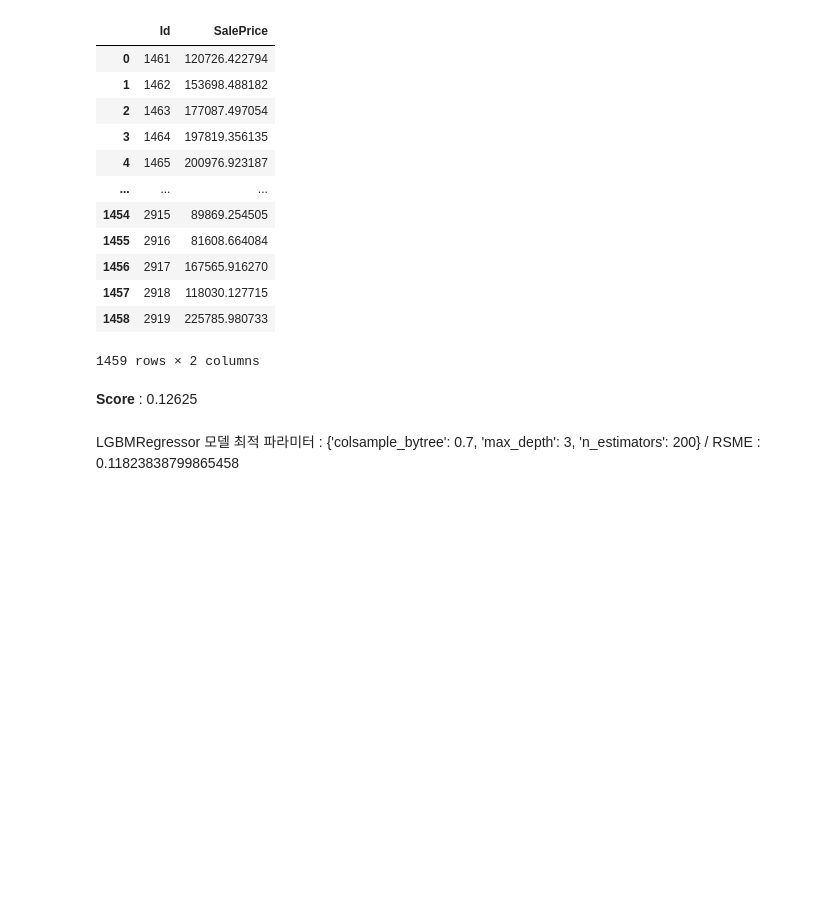
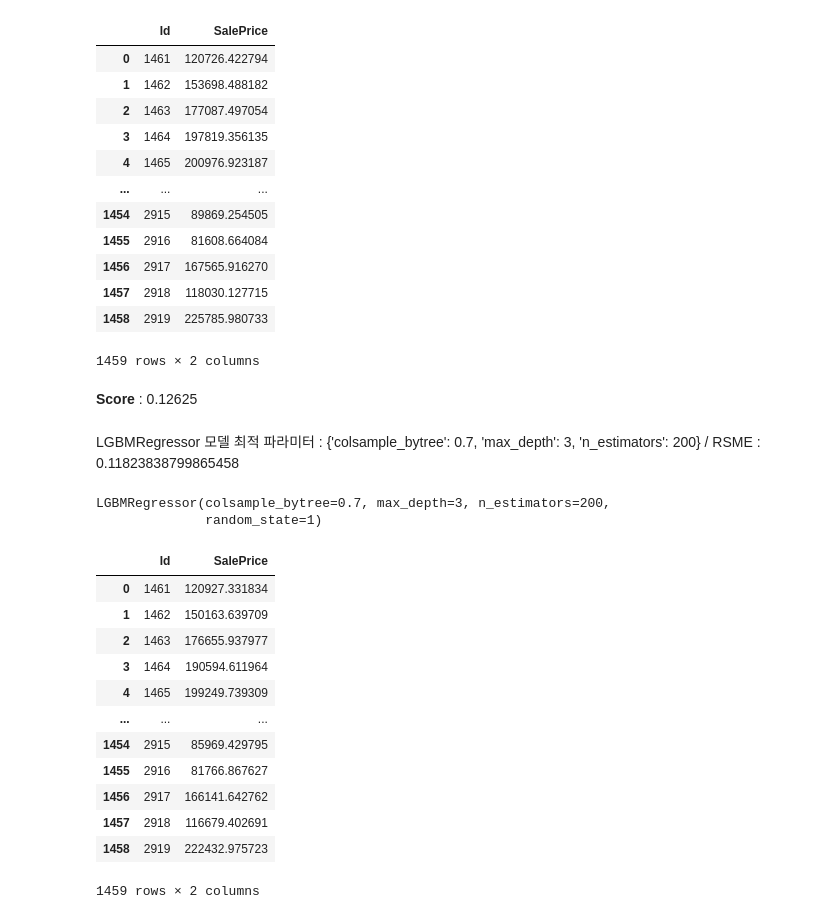
Before and after one commit to JeongHun01/Kaggle, a Jupyter notebook: House_prices/Attempt/Training.ipynb, the cells around one changed output. Cells and saved outputs as stored; diff of their text form; code cells hidden in the pictures; blank space fills up the shorter version.

```diff
--- a/House_prices/Attempt/Training.ipynb
+++ b/House_prices/Attempt/Training.ipynb
@@ -507,3 +507,37 @@ submission.to_csv('submission.csv',index=False)
 **Score** : 0.12625
 # %% [markdown]
 LGBMRegressor 모델 최적 파라미터 : {'colsample_bytree': 0.7, 'max_depth': 3, 'n_estimators': 200}  / RSME : 0.11823838799865458
+# %%
+from lightgbm import LGBMRegressor
+
+lgb_r = LGBMRegressor(random_state = 1, colsample_bytree = 0.7, max_depth = 3, n_estimators = 200)
+
+lgb_r.fit(Feature, Label)
+# %% [output]
+LGBMRegressor(colsample_bytree=0.7, max_depth=3, n_estimators=200,
+              random_state=1)
+# %%
+#submission
+prediction = np.expm1(0.3 * ridge_estimator.predict(test_df) +0.3 * lgb_r.predict(test_df) + 0.4 * elastic_estimator.predict(test_df))
+
+submission = pd.DataFrame({
+"Id":sub_df['Id'],
+"SalePrice": prediction
+})
+display(submission)
+
+submission.to_csv('submission.csv',index=False)
+# %% [output]
+|  | Id | SalePrice |
+| 0 | 1461 | 120927.331834 |
+| 1 | 1462 | 150163.639709 |
+| 2 | 1463 | 176655.937977 |
+| 3 | 1464 | 190594.611964 |
+| 4 | 1465 | 199249.739309 |
+| ... | ... | ... |
+| 1454 | 2915 | 85969.429795 |
+| 1455 | 2916 | 81766.867627 |
+| 1456 | 2917 | 166141.642762 |
+| 1457 | 2918 | 116679.402691 |
+| 1458 | 2919 | 222432.975723 |
+1459 rows × 2 columns
```
Also changed, not shown: parts of 6 cells of this notebook.
